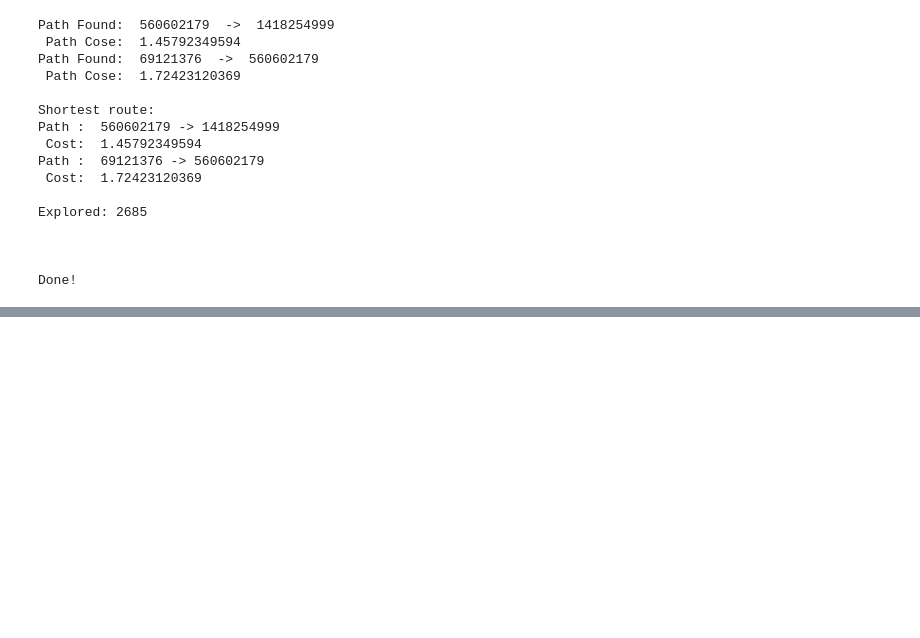
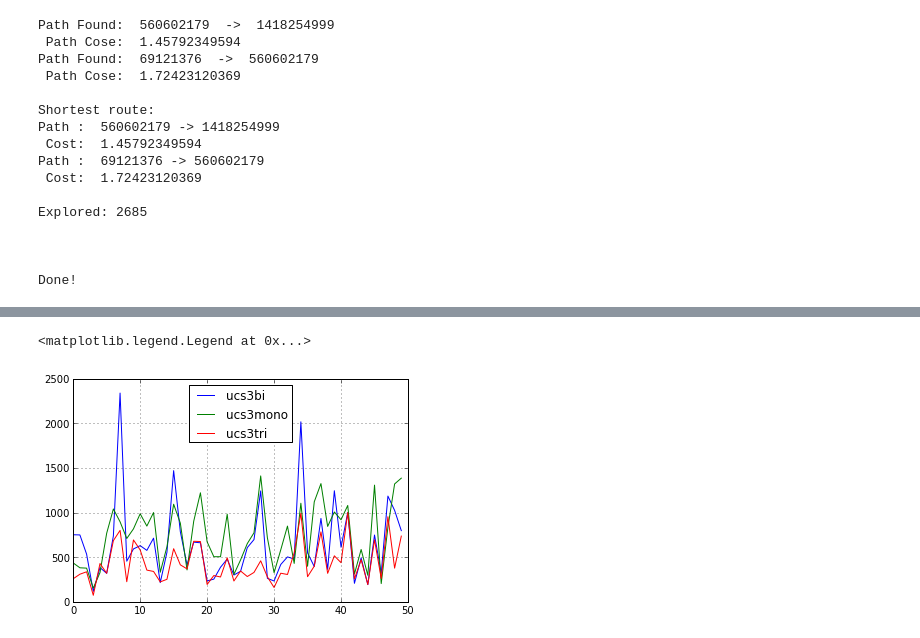
Before and after one commit to HoodPanther/CS6601, a Jupyter notebook: HW/HW1/Search.ipynb, the cells around one changed output, grey strips where cells are left out. Drawn from its saved outputs; the diff is of its cells as text; code cells hidden in the pictures; blank space fills up the shorter version.

```diff
--- a/HW/HW1/Search.ipynb
+++ b/HW/HW1/Search.ipynb
@@ -288,10 +288,10 @@ Done!
 Use Uniform cost search to solve three city problem. Describe how many searches were
 necessary. Shortly describe if Uniform Cost Search is complete and/or optimal.
 # %%
-def ucs3mono(graph, points):
+def ucs3mono(graph, points, maxCost = 1000):
     if len(points)!=len(set(points)):
         print "START === GOAL"
-        return None
+        return None, None
 
     visitedPoints = []
     num_explored = 0
@@ -306,6 +306,9 @@ def ucs3mono(graph, points):
             node = frontier.pop(0)
             explored.append(node)
 
+            if (node.cost > maxCost):
+                return None, None
+
             if (node.seed in visitedPoints):
                 print "Skipping ", node.node['data'].id
                 break
@@ -316,7 +319,7 @@ def ucs3mono(graph, points):
                 path = Path(node.seed, node, node.cost)
                 if (path not in paths):
                     print "Path Found: ", node.seed.node['data'].id, " -> ", node.node['data'].id
-                    print " Path Cose: ", node.cost
+                    print " Path Cost: ", node.cost
                     #print "  Explored: ", num_explored
                     paths.append(path)
                     visitedPoints.append(node)
@@ -395,7 +398,7 @@ def ucs3bi(graph, points):
             if (path not in paths):
                 paths.append(path)
                 print "Path Found: ", path
-                print " Path Cose: ", path.cost
+                print " Path Cost: ", path.cost
                 #print "  Explored: ", num_explored
 
         explored.append(node)
@@ -405,7 +408,7 @@ def ucs3bi(graph, points):
             if (path not in paths):
                 paths.append(path)
                 print "Path Found: ", path
-                print " Path Cose: ", path.cost
+                print " Path Cost: ", path.cost
                 #print "  Explored: ", num_explored
 
         #Check if all other points are found
@@ -433,6 +436,7 @@ def ucs3bi(graph, points):
 
     if (len(paths) < (len(points)-1)):
         print "Not all points found, explored: ", num_explored
+        return None, None
 
     paths = sorted(paths, key=lambda x: x.cost)
     return paths, num_explored
@@ -552,0 +624,2 @@ Done!
+# %%
+df = pd.DataFrame(data)
@@ -552,0 +646,2 @@ Done!
+# %%
+dff = df[['ucs3bi','ucs3mono','ucs3tri']]
@@ -552,0 +650,5 @@ Done!
+# %%
+dff.plot(); plt.legend(loc='best')
+# %% [output]
+<matplotlib.legend.Legend at 0x...>
+[figure, added]
```
Also changed, not shown: parts of 9 cells of this notebook, 4 other files.
